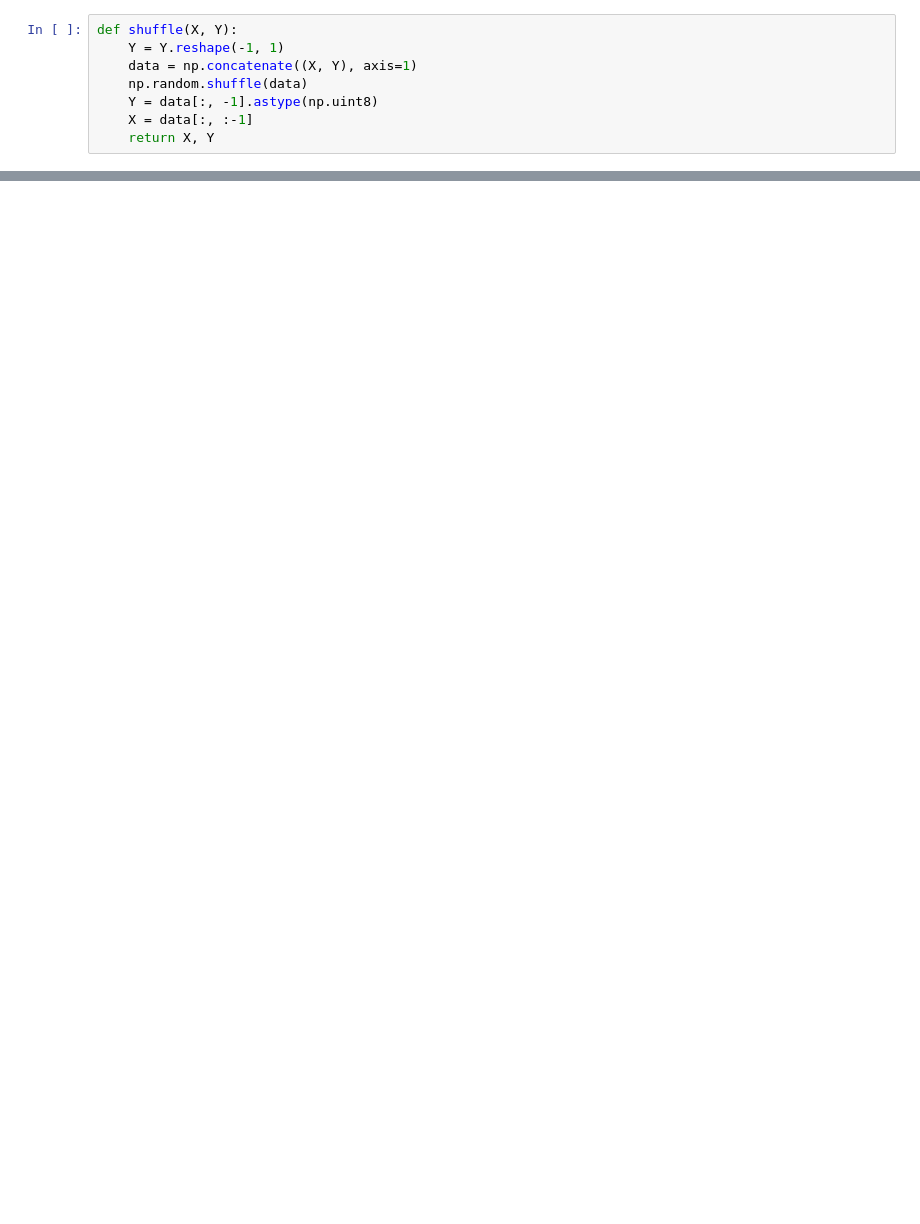
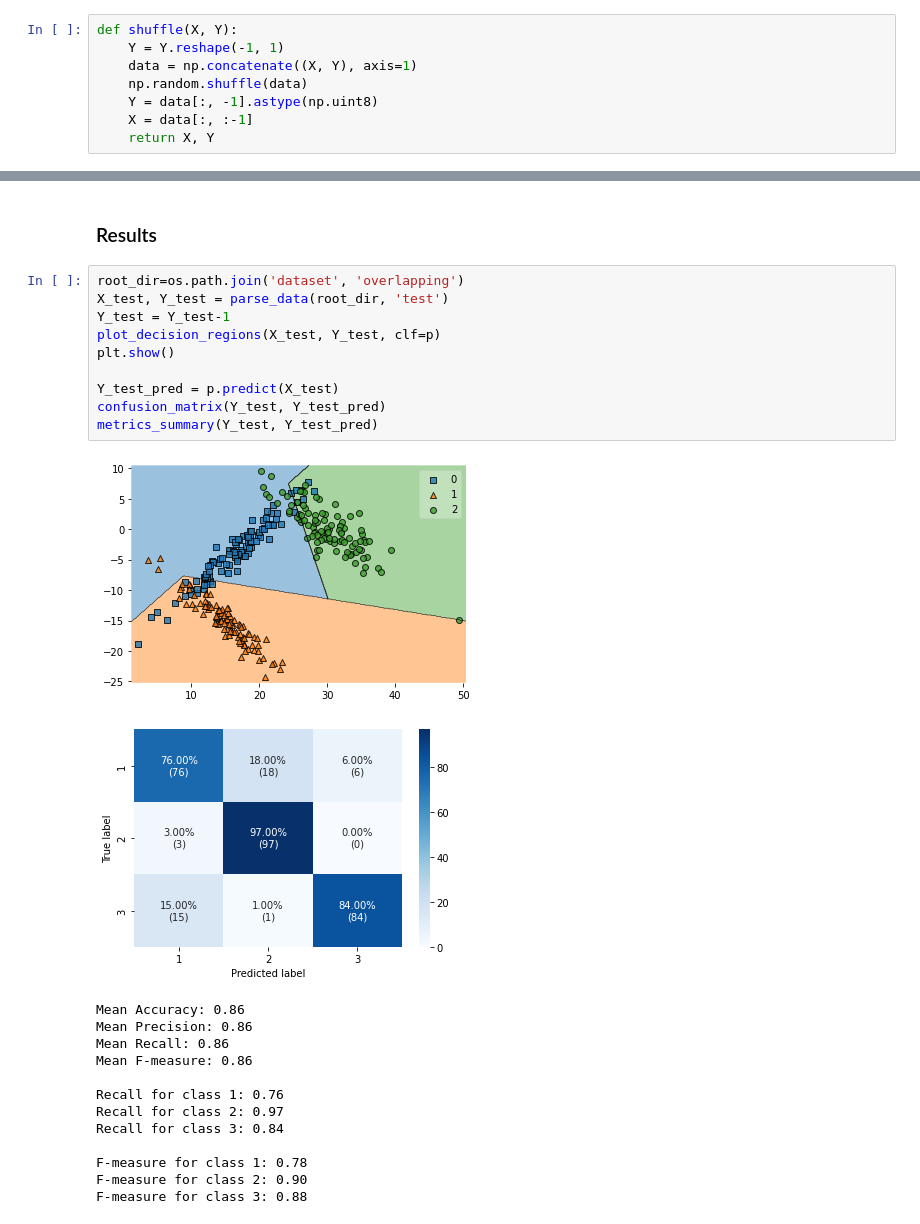
Before and after one commit to Jovian-Dsouza/iml_assignment, a Jupyter notebook: Perceptron_classification.ipynb, the cells around one changed output, grey strips where cells are left out. Saved outputs shown, nothing was run; the diff lists cells and outputs as text; blank space fills up the shorter version.

```diff
--- a/Perceptron_classification.ipynb
+++ b/Perceptron_classification.ipynb
@@ -76,0 +115,27 @@ plot_decision_regions(X_test, Y_test-1, clf=p)
+# %% [markdown]
+### Results
+# %%
+root_dir=os.path.join('dataset', 'overlapping')
+X_test, Y_test = parse_data(root_dir, 'test')
+Y_test = Y_test-1
+plot_decision_regions(X_test, Y_test, clf=p)
+plt.show()
+
+Y_test_pred = p.predict(X_test)
+confusion_matrix(Y_test, Y_test_pred)
+metrics_summary(Y_test, Y_test_pred)
+# %% [output]
+[figure, added]
+[figure, added]
+Mean Accuracy: 0.86
+Mean Precision: 0.86
+Mean Recall: 0.86
+Mean F-measure: 0.86
+
+Recall for class 1: 0.76
+Recall for class 2: 0.97
+Recall for class 3: 0.84
+
+F-measure for class 1: 0.78
+F-measure for class 2: 0.90
+F-measure for class 3: 0.88
```
Also changed, not shown: parts of 14 cells of this notebook, 1 other file.
